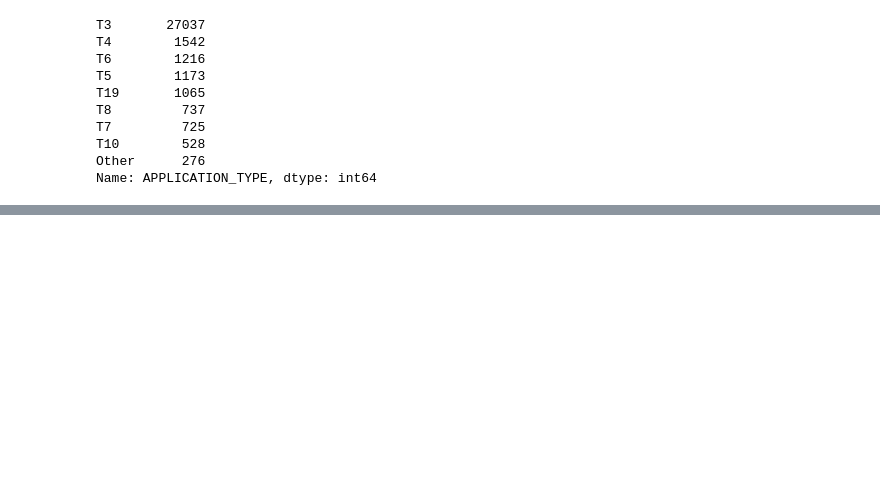
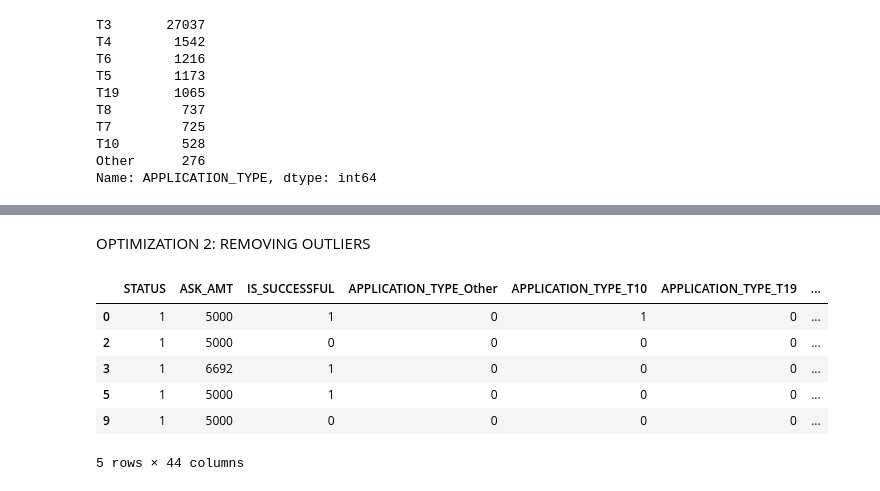
Before and after one commit to mmheredia/Charity-Funding-Predictor, a Jupyter notebook: AlphabetSoupCharity_Optimzation.ipynb, the cells around one changed output, grey strips where cells are left out. Saved outputs shown, nothing was run; the diff lists cells and outputs as text; code cells hidden in the pictures; blank space fills up the shorter version.

```diff
--- a/AlphabetSoupCharity_Optimzation.ipynb
+++ b/AlphabetSoupCharity_Optimzation.ipynb
@@ -70,8 +70,10 @@ T15        2
 T17        1
 Name: APPLICATION_TYPE, dtype: int64
 # %%
-# Choose a cutoff value and create a list of names  to be replaced
+# Choose a cutoff value (500) and create a list of names to be replaced
 # use the variable name `application_types_to_replace`
 
-application_types_to_replace = list(app_counts[app_counts<500].index)
-application_types_to_replace
+application_counts = application_df['APPLICATION_TYPE'].value_counts().to_frame().reset_index()
+
+app_counts = application_counts.loc[application_counts['APPLICATION_TYPE'] < 500]
+application_types_to_replace = app_counts['index'].tolist()
@@ -139,8 +137,10 @@ C1267        2
 C1234        2
 Name: CLASSIFICATION, dtype: int64
 # %%
-# Choose a cutoff value and create a list of classifications to be replaced
+# Choose a cutoff value (1000) and create a list of classifications to be replaced
 # use the variable name `classifications_to_replace`
 
-classifications_to_replace = list(classification_filtered[classification_filtered<100].index)
-classifications_to_replace
+classification_counts = application_df['CLASSIFICATION'].value_counts().to_frame().reset_index()
+
+class_counts = classification_counts.loc[classification_counts['CLASSIFICATION'] < 1000]
+classifications_to_replace = class_counts['index'].tolist()
@@ -192,7 +164,7 @@ Name: CLASSIFICATION, dtype: int64
 # %%
 # Convert categorical data to numeric with `pd.get_dummies`
 
-application_converted = pd.get_dummies(application_df, dtype=float)
+application_converted = pd.get_dummies(application_df, prefix=['APPLICATION_TYPE', 'AFFILIATION','CLASSIFICATION','USE_CASE','ORGANIZATION','INCOME_AMT','SPECIAL_CONSIDERATIONS'])
 application_converted.head()
 # %% [output]
 |  | STATUS | ASK_AMT | IS_SUCCESSFUL | APPLICATION_TYPE_Other | APPLICATION_TYPE_T10 | APPLICATION_TYPE_T19 | ... |
@@ -300,0 +270,23 @@ Loss: 0.5515230298042297, Accuracy: 0.7294460535049438
+# %% [markdown]
+OPTIMIZATION 2: REMOVING OUTLIERS
+# %%
+# Removing outliers from ASK_AMT
+
+# Create quantile to set bounds for outlier to be established
+
+Q1 = application_converted['ASK_AMT'].quantile(0.25)
+Q3 = application_converted['ASK_AMT'].quantile(0.75)
+IQR = Q3 - Q1
+lower_bound = Q1-(1.5*IQR)
+upper_bound = Q3+(1.5*IQR)
+
+application_outliers_filtered = application_converted.loc[application_converted['ASK_AMT'] < upper_bound]
+application_outliers_filtered.head()
+# %% [output]
+|  | STATUS | ASK_AMT | IS_SUCCESSFUL | APPLICATION_TYPE_Other | APPLICATION_TYPE_T10 | APPLICATION_TYPE_T19 | ... |
+| 0 | 1 | 5000 | 1 | 0 | 1 | 0 | ... |
+| 2 | 1 | 5000 | 0 | 0 | 0 | 0 | ... |
+| 3 | 1 | 6692 | 1 | 0 | 0 | 0 | ... |
+| 5 | 1 | 5000 | 1 | 0 | 0 | 0 | ... |
+| 9 | 1 | 5000 | 0 | 0 | 0 | 0 | ... |
+5 rows × 44 columns
```
Also changed, not shown: parts of 29 cells of this notebook, 10 other files.
